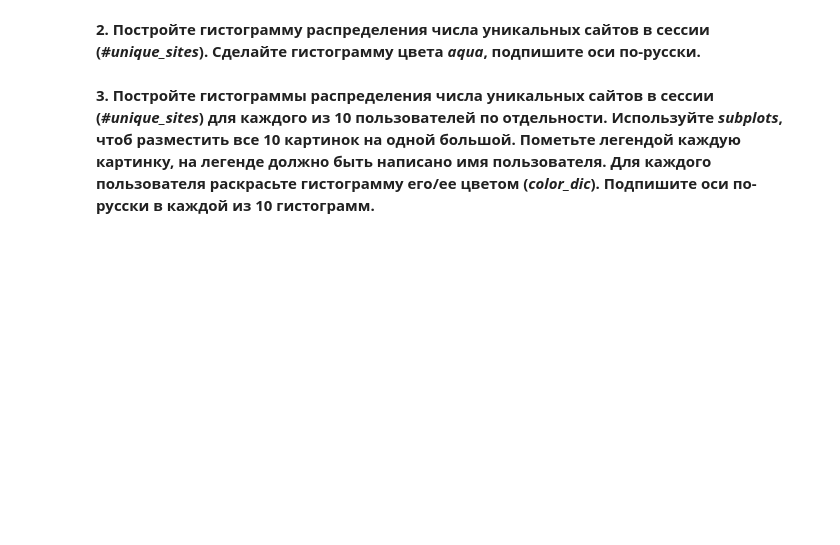
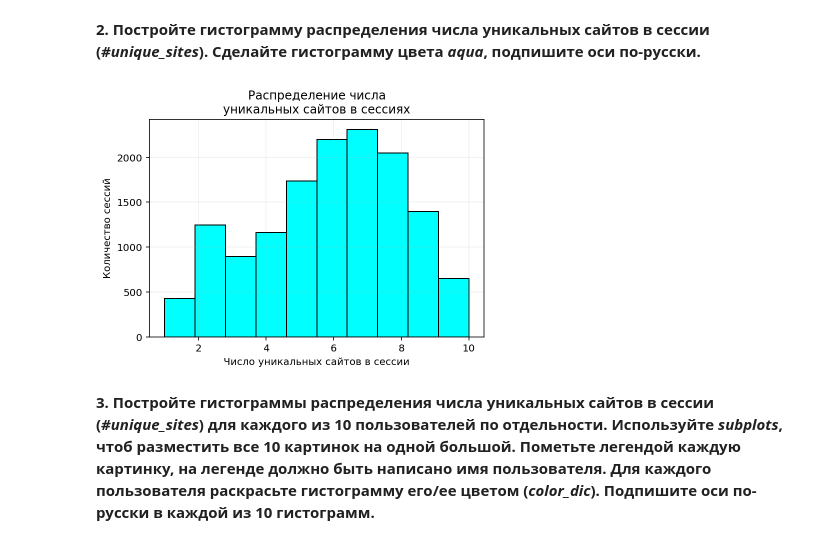
Before and after one commit to armavox/mldaspec, a Jupyter notebook: capstone/project_alice/week3_visual_analysis_and_fe.ipynb, the cells around one changed output. Saved outputs shown, nothing was run; the diff lists cells and outputs as text; code cells hidden in the pictures; blank space fills up the shorter version.

```diff
--- a/capstone/project_alice/week3_visual_analysis_and_fe.ipynb
+++ b/capstone/project_alice/week3_visual_analysis_and_fe.ipynb
@@ -295,2 +333,11 @@ train_data_10users['#unique_sites']  ''' ВАШ КОД ЗДЕСЬ '''
+# %%
+hist_data = train_data_10users['#unique_sites']
+plt.hist(hist_data, color='aqua')
+plt.grid(True, alpha=.2)
+plt.xlabel('Число уникальных сайтов в сессии')
+plt.ylabel('Количество сессий')
+plt.title('Распределение числа\nуникальных сайтов в сессиях');
+# %% [output]
+[figure, added]
 # %% [markdown]
 **3. Постройте гистограммы распределения числа уникальных сайтов в сессии (*#unique_sites*) для каждого из 10 пользователей по отдельности. Используйте *subplots*, чтоб разместить все 10 картинок на одной большой. Пометьте легендой каждую картинку, на легенде должно быть написано имя пользователя. Для каждого пользователя раскрасьте гистограмму его/ее цветом (*color_dic*). Подпишите оси по-русски в каждой из 10 гистограмм.**
```
Also changed, not shown: parts of 33 cells of this notebook, 4 other files.
